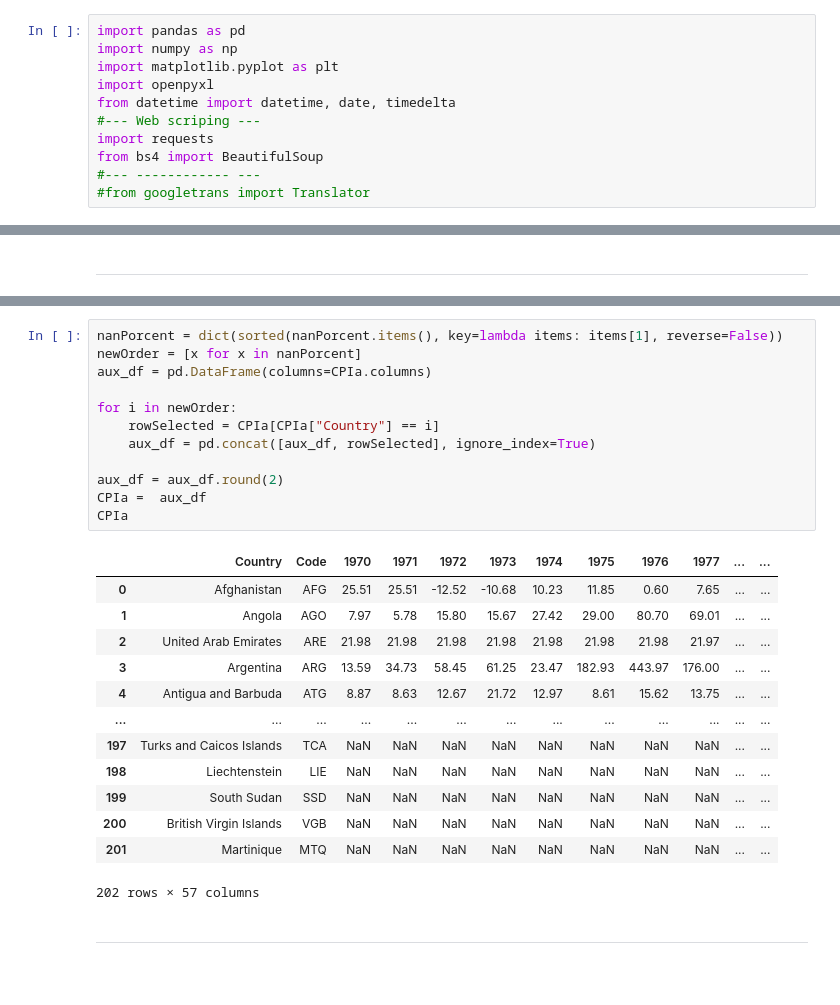
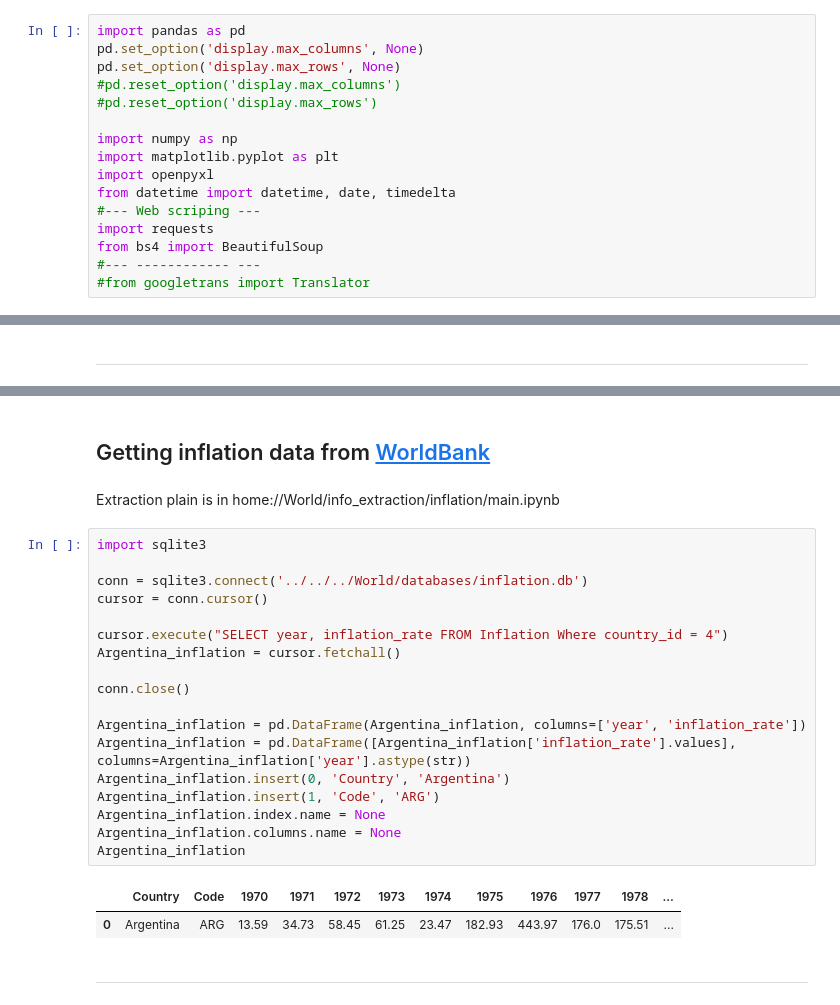
Before and after one commit to matublaq/Economic_status_countries, a Jupyter notebook: Argentina/info_extraction/inflation/main.ipynb, the cells around one changed output, grey strips where cells are left out. Cells and saved outputs as stored; diff of their text form; blank space fills up the shorter version.

```diff
--- a/Argentina/info_extraction/inflation/main.ipynb
+++ b/Argentina/info_extraction/inflation/main.ipynb
@@ -1,5 +1,10 @@
 # %%
 import pandas as pd
+pd.set_option('display.max_columns', None)
+pd.set_option('display.max_rows', None)
+#pd.reset_option('display.max_columns')
+#pd.reset_option('display.max_rows')
+
 import numpy as np
 import matplotlib.pyplot as plt
 import openpyxl
@@ -132,29 +19,28 @@ CPIa.reset_index(inplace=True, drop=True)
-# %%
-nanPorcent = dict(sorted(nanPorcent.items(), key=lambda items: items[1], reverse=False))
-newOrder = [x for x in nanPorcent]
-aux_df = pd.DataFrame(columns=CPIa.columns)
-
-for i in newOrder:
-    rowSelected = CPIa[CPIa["Country"] == i]
-    aux_df = pd.concat([aux_df, rowSelected], ignore_index=True)
-
-aux_df = aux_df.round(2)
-CPIa =  aux_df
-CPIa
-# %% [output]
-|  | Country | Code | 1970 | 1971 | 1972 | 1973 | 1974 | 1975 | 1976 | 1977 | ... | ... |
-| 0 | Afghanistan | AFG | 25.51 | 25.51 | -12.52 | -10.68 | 10.23 | 11.85 | 0.60 | 7.65 | ... | ... |
-| 1 | Angola | AGO | 7.97 | 5.78 | 15.80 | 15.67 | 27.42 | 29.00 | 80.70 | 69.01 | ... | ... |
-| 2 | United Arab Emirates | ARE | 21.98 | 21.98 | 21.98 | 21.98 | 21.98 | 21.98 | 21.98 | 21.97 | ... | ... |
-| 3 | Argentina | ARG | 13.59 | 34.73 | 58.45 | 61.25 | 23.47 | 182.93 | 443.97 | 176.00 | ... | ... |
-| 4 | Antigua and Barbuda | ATG | 8.87 | 8.63 | 12.67 | 21.72 | 12.97 | 8.61 | 15.62 | 13.75 | ... | ... |
-| ... | ... | ... | ... | ... | ... | ... | ... | ... | ... | ... | ... | ... |
-| 197 | Turks and Caicos Islands | TCA | NaN | NaN | NaN | NaN | NaN | NaN | NaN | NaN | ... | ... |
-| 198 | Liechtenstein | LIE | NaN | NaN | NaN | NaN | NaN | NaN | NaN | NaN | ... | ... |
-| 199 | South Sudan | SSD | NaN | NaN | NaN | NaN | NaN | NaN | NaN | NaN | ... | ... |
-| 200 | British Virgin Islands | VGB | NaN | NaN | NaN | NaN | NaN | NaN | NaN | NaN | ... | ... |
-| 201 | Martinique | MTQ | NaN | NaN | NaN | NaN | NaN | NaN | NaN | NaN | ... | ... |
-202 rows × 57 columns
+# %% [markdown]
+## Getting inflation data from [WorldBank](https://thedocs.worldbank.org/en/doc/1ad246272dbbc437c74323719506aa0c-0350012021/original)
+# %% [markdown]
+Extraction plain is in home://World/info_extraction/inflation/main.ipynb
+# %%
+import sqlite3
+
+conn = sqlite3.connect('../../../World/databases/inflation.db')
+cursor = conn.cursor()
+
+cursor.execute("SELECT year, inflation_rate FROM Inflation Where country_id = 4")
+Argentina_inflation = cursor.fetchall()
+
+conn.close()
+
+Argentina_inflation = pd.DataFrame(Argentina_inflation, columns=['year', 'inflation_rate'])
+Argentina_inflation = pd.DataFrame([Argentina_inflation['inflation_rate'].values], columns=Argentina_inflation['year'].astype(str))
+Argentina_inflation.insert(0, 'Country', 'Argentina')
+Argentina_inflation.insert(1, 'Code', 'ARG')
+Argentina_inflation.index.name = None
+Argentina_inflation.columns.name = None
+Argentina_inflation
+# %% [output]
+|  | Country | Code | 1970 | 1971 | 1972 | 1973 | 1974 | 1975 | 1976 | 1977 | 1978 | ... |
+| 0 | Argentina | ARG | 13.59 | 34.73 | 58.45 | 61.25 | 23.47 | 182.93 | 443.97 | 176.0 | 175.51 | ... |
 # %% [markdown]
 ---
 # %% [markdown]
```
Also changed, not shown: parts of 29 cells of this notebook, 7 other files.
